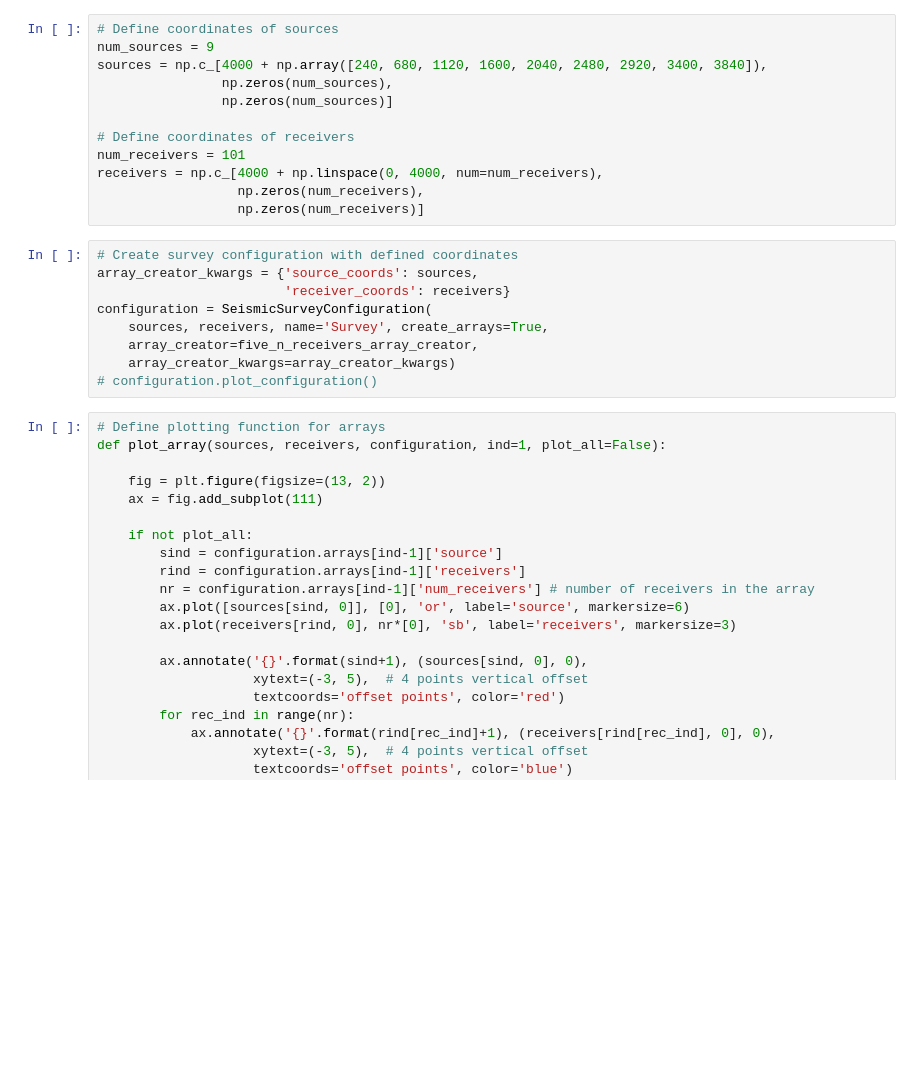
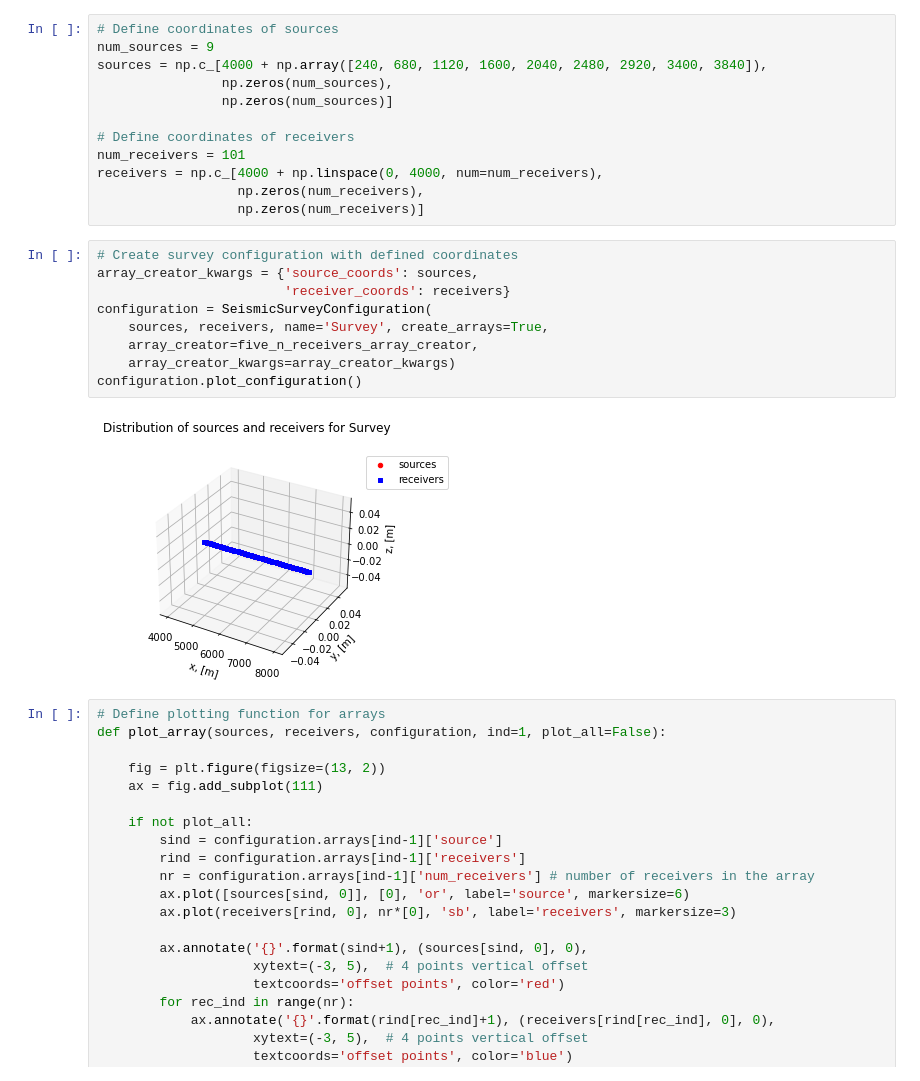
Before and after one commit to ShaparakSalek/RAMP, a Jupyter notebook: examples/notebooks/demos/demo_notebook_use_case1.ipynb, the cells around one changed output. Cells and saved outputs as stored; diff of their text form; blank space fills up the shorter version.

```diff
--- a/examples/notebooks/demos/demo_notebook_use_case1.ipynb
+++ b/examples/notebooks/demos/demo_notebook_use_case1.ipynb
@@ -187,12 +222,14 @@ receivers = np.c_[4000 + np.linspace(0, 4000, num=num_receivers),
 # %%
 # Create survey configuration with defined coordinates
 array_creator_kwargs = {'source_coords': sources,
                         'receiver_coords': receivers}
 configuration = SeismicSurveyConfiguration(
     sources, receivers, name='Survey', create_arrays=True,
     array_creator=five_n_receivers_array_creator,
     array_creator_kwargs=array_creator_kwargs)
-# configuration.plot_configuration()
+configuration.plot_configuration()
+# %% [output]
+[figure, added]
 # %%
 # Define plotting function for arrays
 def plot_array(sources, receivers, configuration, ind=1, plot_all=False):
```
Also changed, not shown: parts of 75 cells of this notebook, 1 other file.
